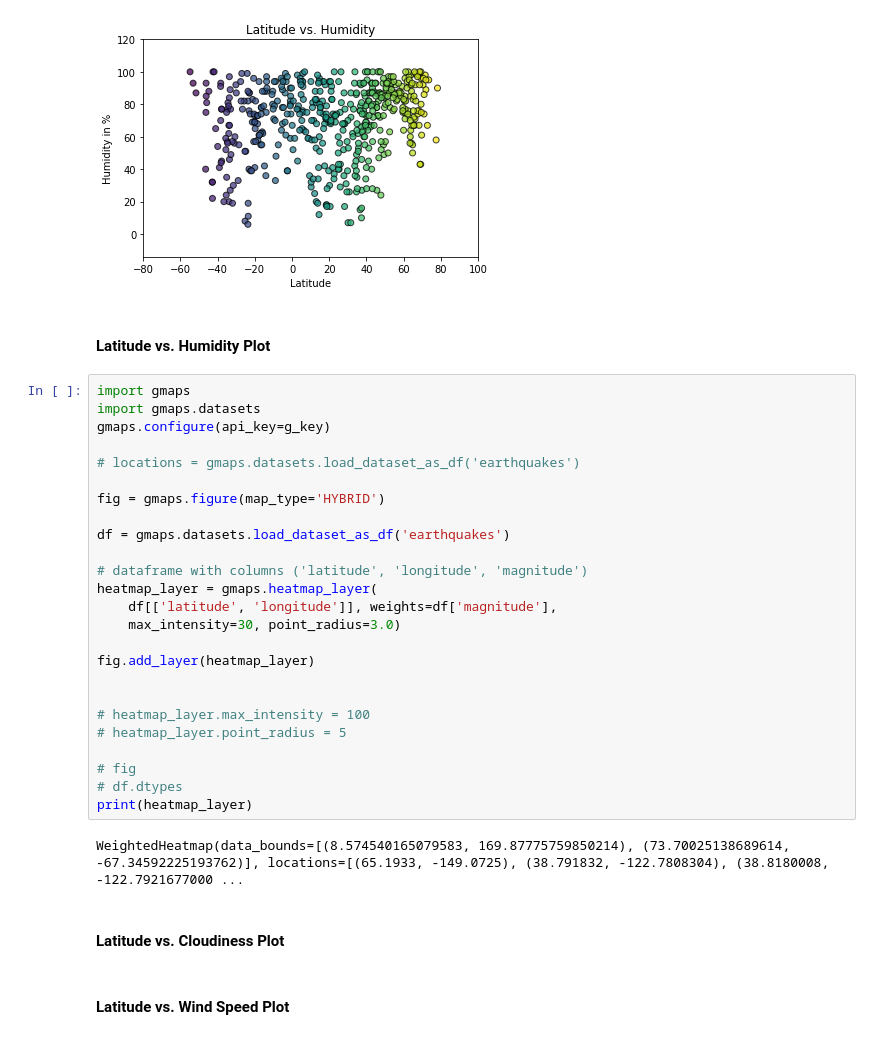
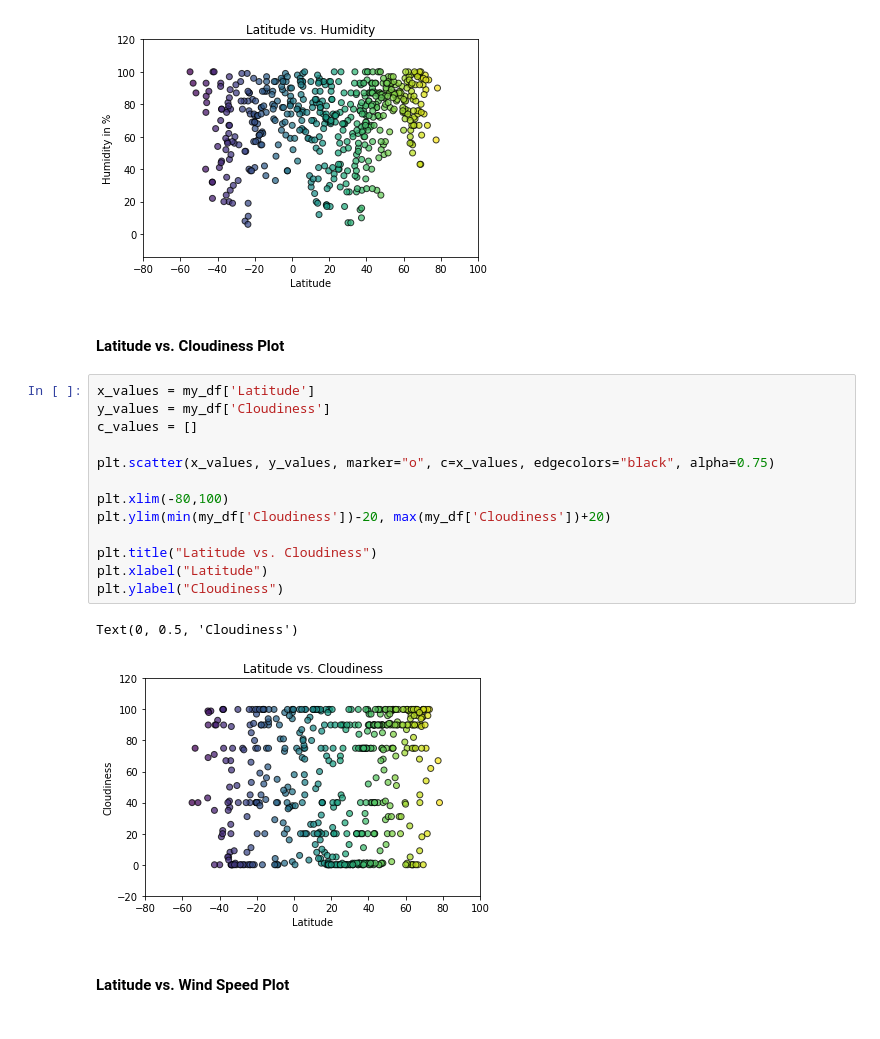
Before and after one commit to DutchDS/Python_API_Challenge, a Jupyter notebook: WeatherPy/WeatherPy.ipynb, the cells around one changed output. Cells and saved outputs as stored; diff of their text form.

Commit message:
Graphs done

```diff
--- a/WeatherPy/WeatherPy.ipynb
+++ b/WeatherPy/WeatherPy.ipynb
@@ -181,36 +183,23 @@ plt.ylabel("Humidity in %")
 # %% [output]
 Text(0, 0.5, 'Humidity in %')
 [figure]
-# %% [markdown]
-#### Latitude vs. Humidity Plot
-# %%
-import gmaps
-import gmaps.datasets
-gmaps.configure(api_key=g_key)
-
-# locations = gmaps.datasets.load_dataset_as_df('earthquakes')
-
-fig = gmaps.figure(map_type='HYBRID')
-
-df = gmaps.datasets.load_dataset_as_df('earthquakes')
-
-# dataframe with columns ('latitude', 'longitude', 'magnitude')
-heatmap_layer = gmaps.heatmap_layer(
-    df[['latitude', 'longitude']], weights=df['magnitude'],
-    max_intensity=30, point_radius=3.0)
-
-fig.add_layer(heatmap_layer)
-
-
-# heatmap_layer.max_intensity = 100
-# heatmap_layer.point_radius = 5
-
-# fig
-# df.dtypes
-print(heatmap_layer)
-# %% [output]
-WeightedHeatmap(data_bounds=[(8.574540165079583, 169.87775759850214), (73.70025138689614, -67.34592225193762)], locations=[(65.1933, -149.0725), (38.791832, -122.7808304), (38.8180008, -122.7921677000 ...
 # %% [markdown]
 #### Latitude vs. Cloudiness Plot
+# %%
+x_values = my_df['Latitude']
+y_values = my_df['Cloudiness']
+c_values = []
+
+plt.scatter(x_values, y_values, marker="o", c=x_values, edgecolors="black", alpha=0.75)
+
+plt.xlim(-80,100)
+plt.ylim(min(my_df['Cloudiness'])-20, max(my_df['Cloudiness'])+20)
+
+plt.title("Latitude vs. Cloudiness")
+plt.xlabel("Latitude")
+plt.ylabel("Cloudiness")
+# %% [output]
+Text(0, 0.5, 'Cloudiness')
+[figure, added]
 # %% [markdown]
 #### Latitude vs. Wind Speed Plot
```
Also changed, not shown: parts of 4 cells of this notebook.
